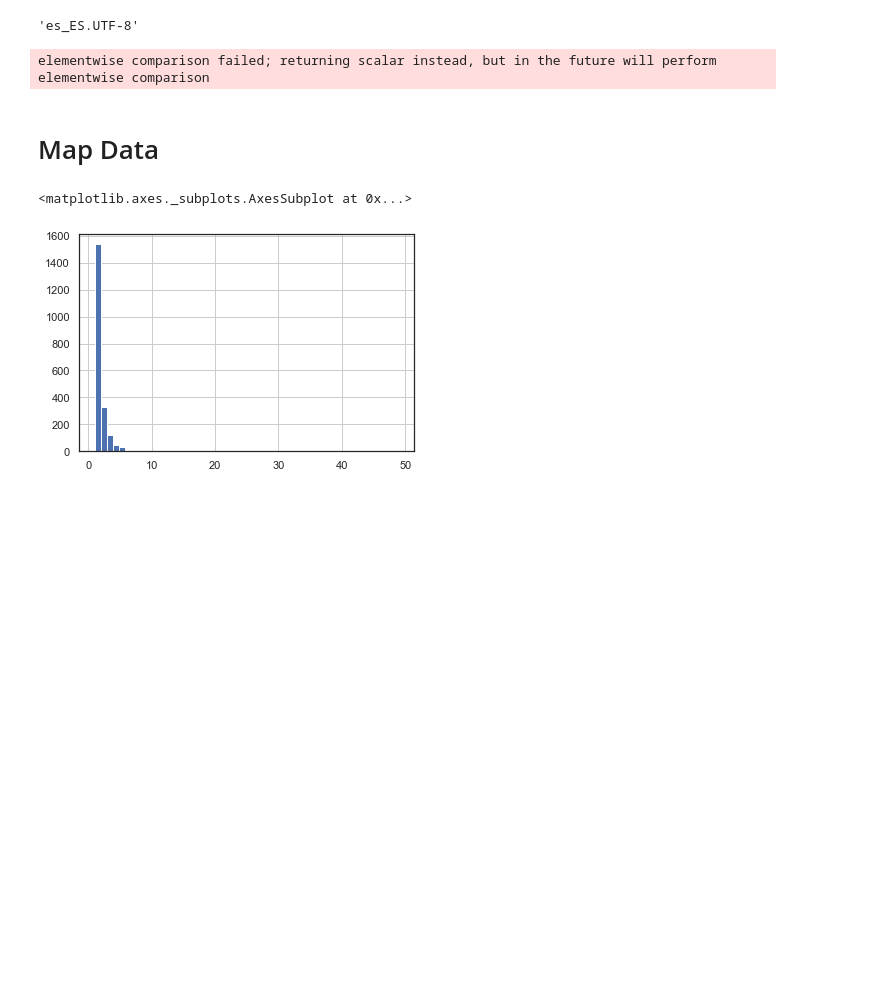
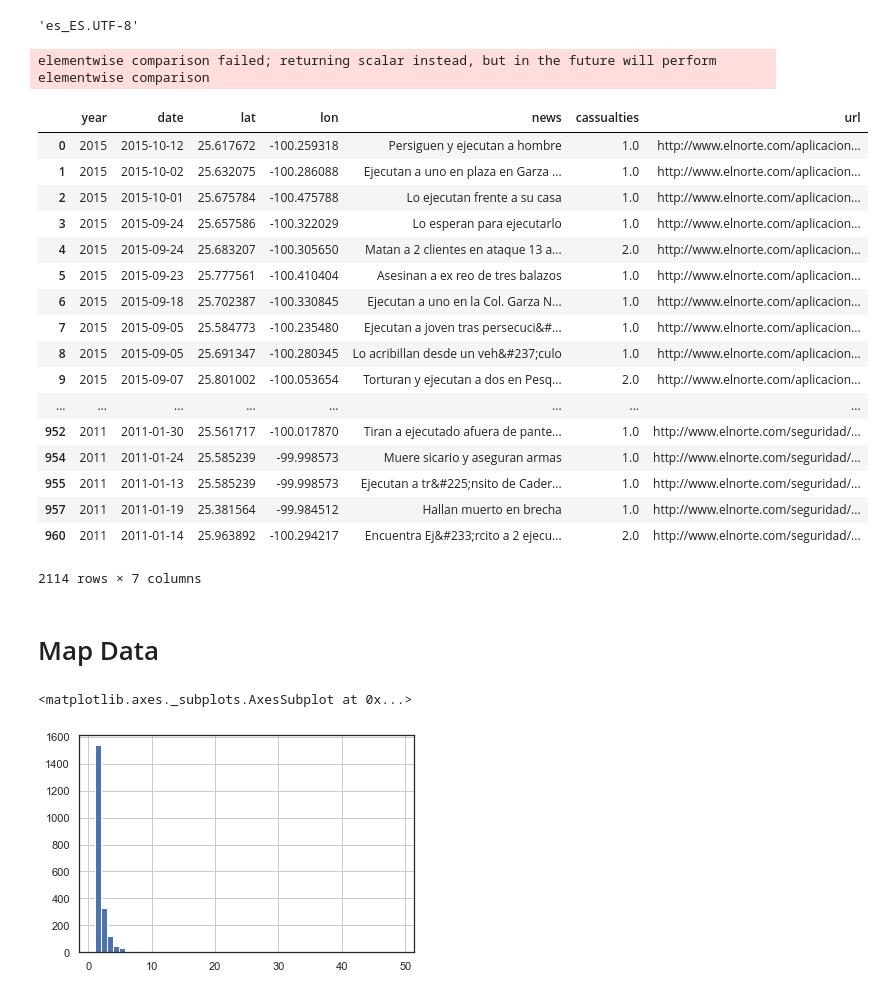
Before and after one commit to ddiannae/crimenNL, a Jupyter notebook: notebooks/data_exploration.ipynb, the cells around one changed output. Saved outputs shown, nothing was run; the diff lists cells and outputs as text; code cells hidden in the pictures; blank space fills up the shorter version.

```diff
--- a/notebooks/data_exploration.ipynb
+++ b/notebooks/data_exploration.ipynb
@@ -85,6 +85,27 @@ df = df.drop_duplicates(subset='news')
 df = df[df['cassualties'] > 0]
 # %% [output]
 elementwise comparison failed; returning scalar instead, but in the future will perform elementwise comparison
+# %%
+df
+# %% [output]
+|  | year | date | lat | lon | news | cassualties | url |
+| 0 | 2015 | 2015-10-12 | 25.617672 | -100.259318 | Persiguen y ejecutan a hombre | 1.0 | http://www.elnorte.com/aplicacion... |
+| 1 | 2015 | 2015-10-02 | 25.632075 | -100.286088 | Ejecutan a uno en plaza en Garza ... | 1.0 | http://www.elnorte.com/aplicacion... |
+| 2 | 2015 | 2015-10-01 | 25.675784 | -100.475788 | Lo ejecutan frente a su casa | 1.0 | http://www.elnorte.com/aplicacion... |
+| 3 | 2015 | 2015-09-24 | 25.657586 | -100.322029 | Lo esperan para ejecutarlo | 1.0 | http://www.elnorte.com/aplicacion... |
+| 4 | 2015 | 2015-09-24 | 25.683207 | -100.305650 | Matan a 2 clientes en ataque 13 a... | 2.0 | http://www.elnorte.com/aplicacion... |
+| 5 | 2015 | 2015-09-23 | 25.777561 | -100.410404 | Asesinan a ex reo de tres balazos | 1.0 | http://www.elnorte.com/aplicacion... |
+| 6 | 2015 | 2015-09-18 | 25.702387 | -100.330845 | Ejecutan a uno en la Col. Garza N... | 1.0 | http://www.elnorte.com/aplicacion... |
+| 7 | 2015 | 2015-09-05 | 25.584773 | -100.235480 | Ejecutan a joven tras persecuci&#... | 1.0 | http://www.elnorte.com/aplicacion... |
+| 8 | 2015 | 2015-09-05 | 25.691347 | -100.280345 | Lo acribillan desde un veh&#237;culo | 1.0 | http://www.elnorte.com/aplicacion... |
+| 9 | 2015 | 2015-09-07 | 25.801002 | -100.053654 | Torturan y ejecutan a dos en Pesq... | 2.0 | http://www.elnorte.com/aplicacion... |
+| ... | ... | ... | ... | ... | ... | ... | ... |
+| 952 | 2011 | 2011-01-30 | 25.561717 | -100.017870 | Tiran a ejecutado afuera de pante... | 1.0 | http://www.elnorte.com/seguridad/... |
+| 954 | 2011 | 2011-01-24 | 25.585239 | -99.998573 | Muere sicario y aseguran armas | 1.0 | http://www.elnorte.com/seguridad/... |
+| 955 | 2011 | 2011-01-13 | 25.585239 | -99.998573 | Ejecutan a tr&#225;nsito de Cader... | 1.0 | http://www.elnorte.com/seguridad/... |
+| 957 | 2011 | 2011-01-19 | 25.381564 | -99.984512 | Hallan muerto en brecha | 1.0 | http://www.elnorte.com/seguridad/... |
+| 960 | 2011 | 2011-01-14 | 25.963892 | -100.294217 | Encuentra Ej&#233;rcito a 2 ejecu... | 2.0 | http://www.elnorte.com/seguridad/... |
+2114 rows × 7 columns
 # %% [markdown]
 # Map Data
 # %%
```
Also changed, not shown: parts of 10 cells of this notebook.
